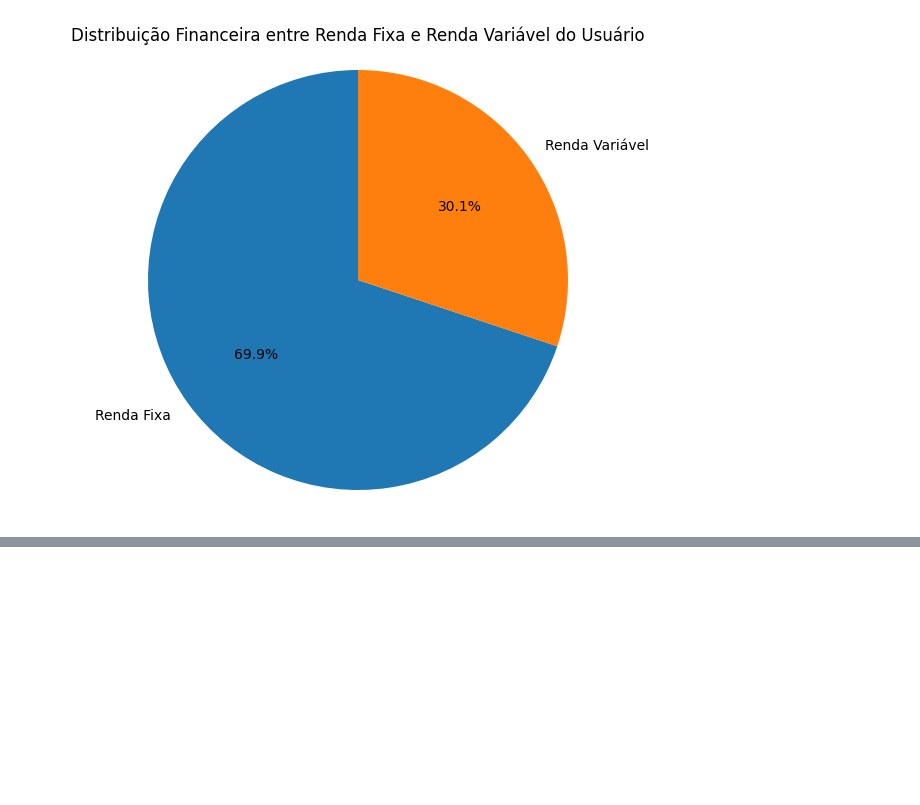
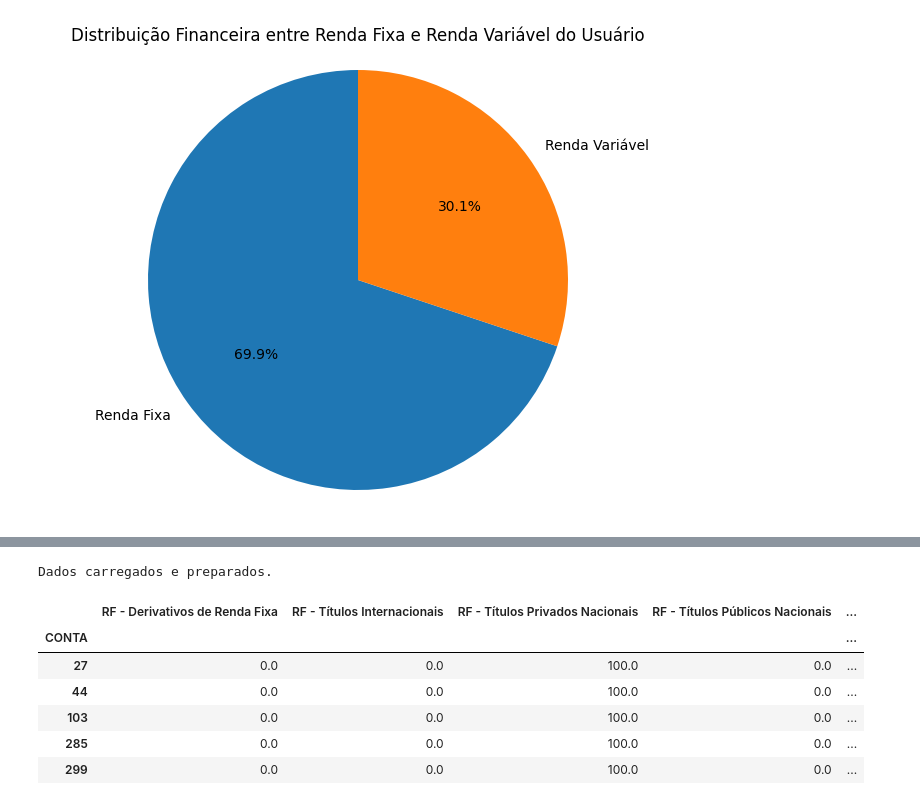
Before and after one commit to balb-0/DIANA, a Jupyter notebook: src/datasets/notebooks/6.recomendacao_sofisticada.ipynb, the cells around one changed output, grey strips where cells are left out. Cells and saved outputs as stored; diff of their text form; code cells hidden in the pictures; blank space fills up the shorter version.

```diff
--- a/src/datasets/notebooks/6.recomendacao_sofisticada.ipynb
+++ b/src/datasets/notebooks/6.recomendacao_sofisticada.ipynb
@@ -74,0 +154,37 @@ Name: VALOR INVESTIDO, dtype: float64%
+# %%
+try:
+    df_subgrupo_dist = pd.read_csv('../data/processed/subgrupo_distribuicao.csv')
+    df_user_item = pd.read_csv('../data/processed/user_item_binario.csv')
+    df_class_tipos = pd.read_csv('../data/raw/classificacao_de_tipos.csv') # Para detalhes dos ativos no final
+except FileNotFoundError as e:
+    print(f"Erro: Arquivo não encontrado. Verifique o caminho. Detalhe: {e}")
+    # Interrompa a execução ou lide com o erro como preferir
+    raise
+
+
+if 'CONTA' in df_subgrupo_dist.columns:
+    df_subgrupo_dist.set_index('CONTA', inplace=True)
+else:
+    print("Erro: Coluna 'CONTA' não encontrada em subgrupo_distribuicao.csv")
+    raise KeyError("Coluna 'CONTA' ausente")
+
+if 'CONTA' in df_user_item.columns:
+    df_user_item.set_index('CONTA', inplace=True)
+elif 'Conta' in df_user_item.columns: # Verificando variação de caixa
+    df_user_item.rename(columns={'Conta':'CONTA'}, inplace=True)
+    df_user_item.set_index('CONTA', inplace=True)
+else:
+    print("Erro: Coluna 'CONTA' (ou 'Conta') não encontrada em user_item_binario.csv")
+    raise KeyError("Coluna 'CONTA' (ou 'Conta') ausente")
+
+print("Dados carregados e preparados.")
+df_subgrupo_dist.head()
+# %% [output]
+Dados carregados e preparados.
+|  | RF - Derivativos de Renda Fixa | RF - Títulos Internacionais | RF - Títulos Privados Nacionais | RF - Títulos Públicos Nacionais | ... |
+| CONTA |  |  |  |  | ... |
+| 27 | 0.0 | 0.0 | 100.0 | 0.0 | ... |
+| 44 | 0.0 | 0.0 | 100.0 | 0.0 | ... |
+| 103 | 0.0 | 0.0 | 100.0 | 0.0 | ... |
+| 285 | 0.0 | 0.0 | 100.0 | 0.0 | ... |
+| 299 | 0.0 | 0.0 | 100.0 | 0.0 | ... |
```
Also changed, not shown: parts of 9 cells of this notebook, 3 other files.
